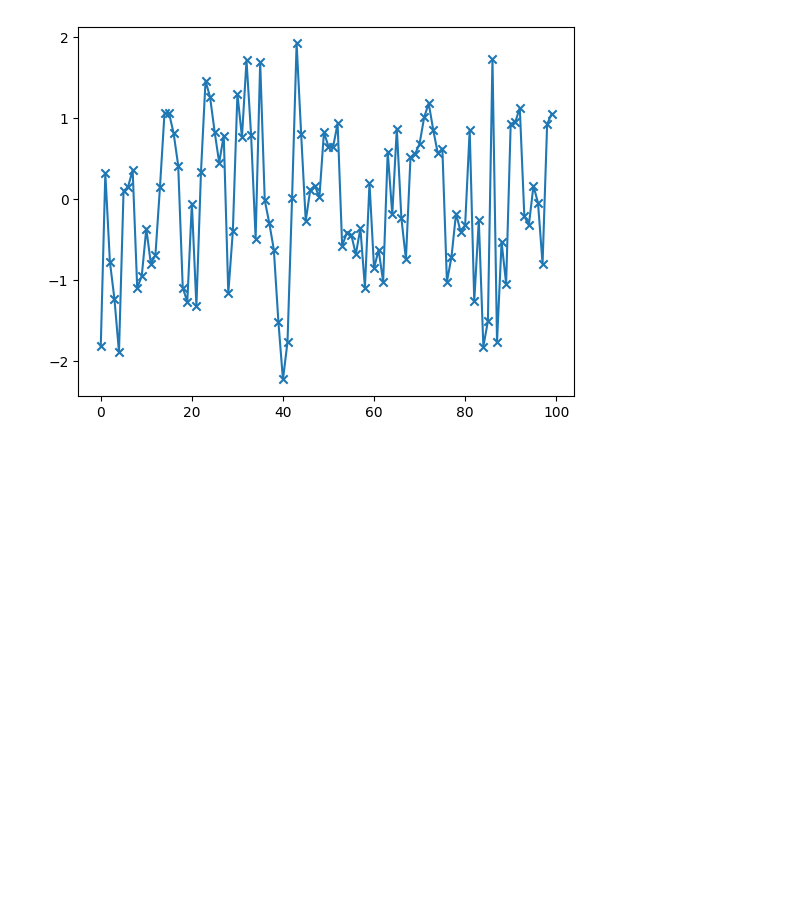
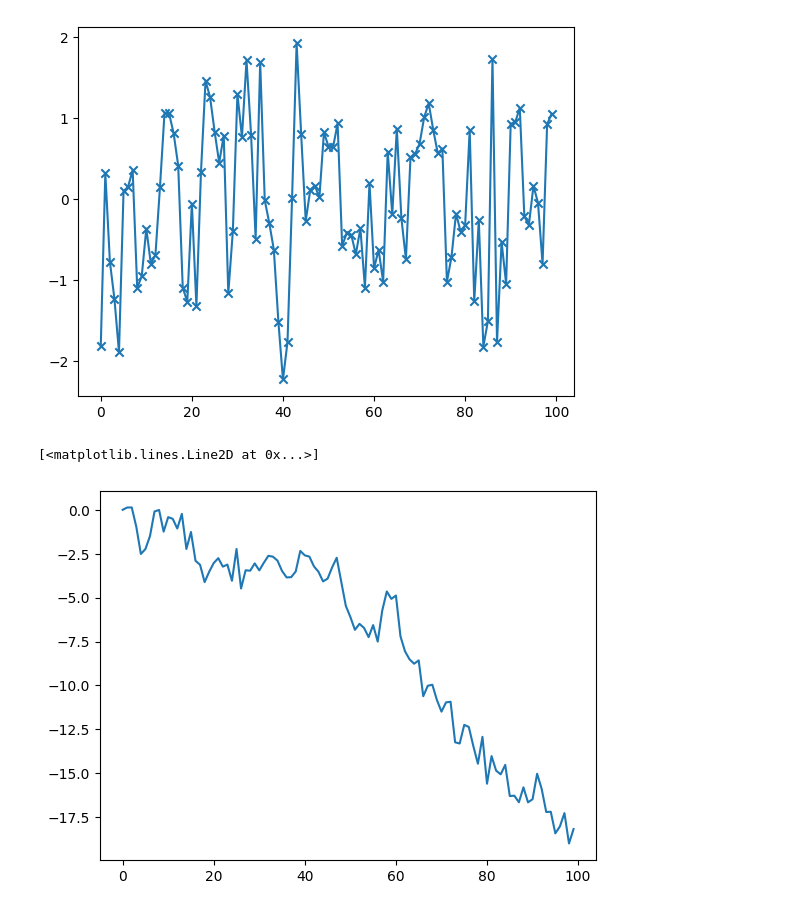
Before and after one commit to AugustinCablant/Statistics-and-Probability, a Jupyter notebook: TD_time_series.ipynb, the cells around one changed output. Drawn from its saved outputs; the diff is of its cells as text; code cells hidden in the pictures; blank space fills up the shorter version.

```diff
--- a/TD_time_series.ipynb
+++ b/TD_time_series.ipynb
@@ -54,3 +54,15 @@ plt.scatter(range(100), X, marker = 'x')
 # %% [output]
 <matplotlib.collections.PathCollection at 0x...>
 [figure]
+# %%
+# Exemple de Random Walk
+taille=100
+X = [0]
+WN = np.random.normal(0,1,size=taille)
+for i in range(1,taille):
+    X.append(X[i-1] + WN[i])
+
+plt.plot(range(taille), X)
+# %% [output]
+[<matplotlib.lines.Line2D at 0x...>]
+[figure, added]
```
Also changed, not shown: parts of 2 cells of this notebook.
